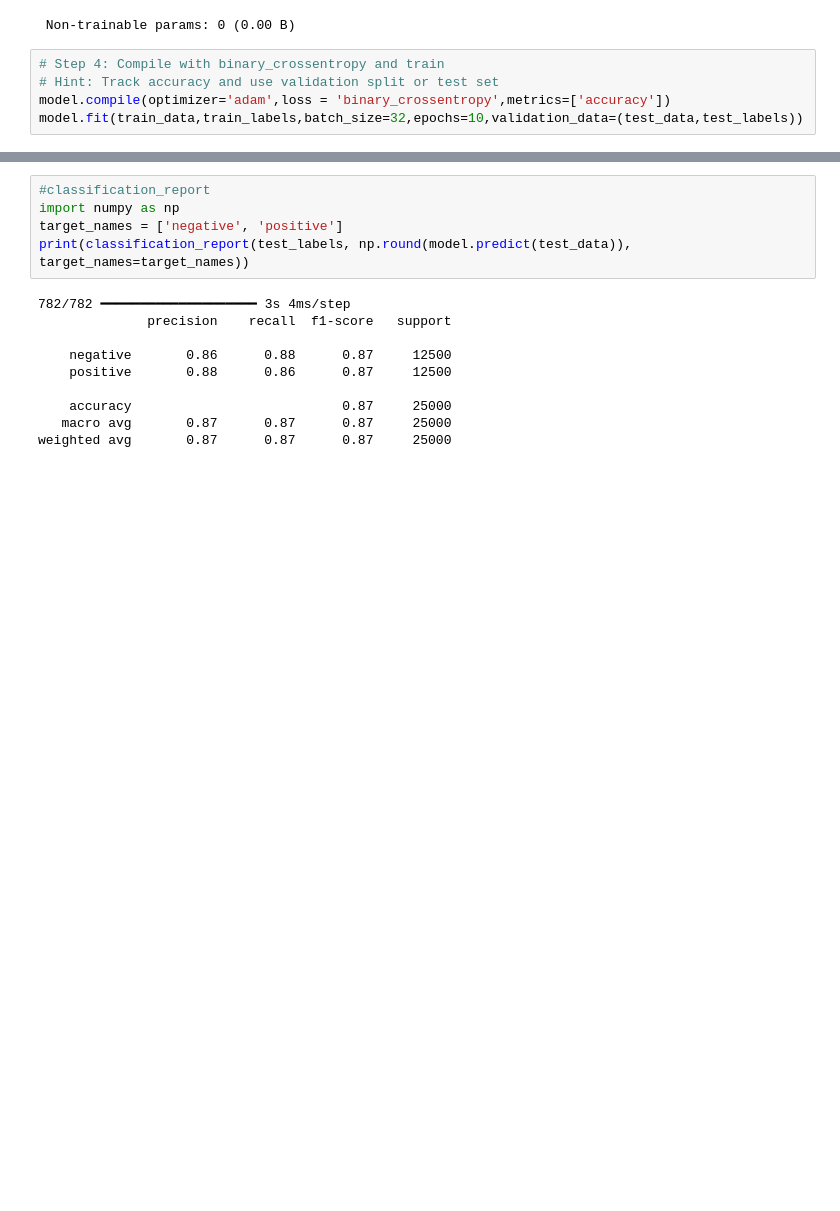
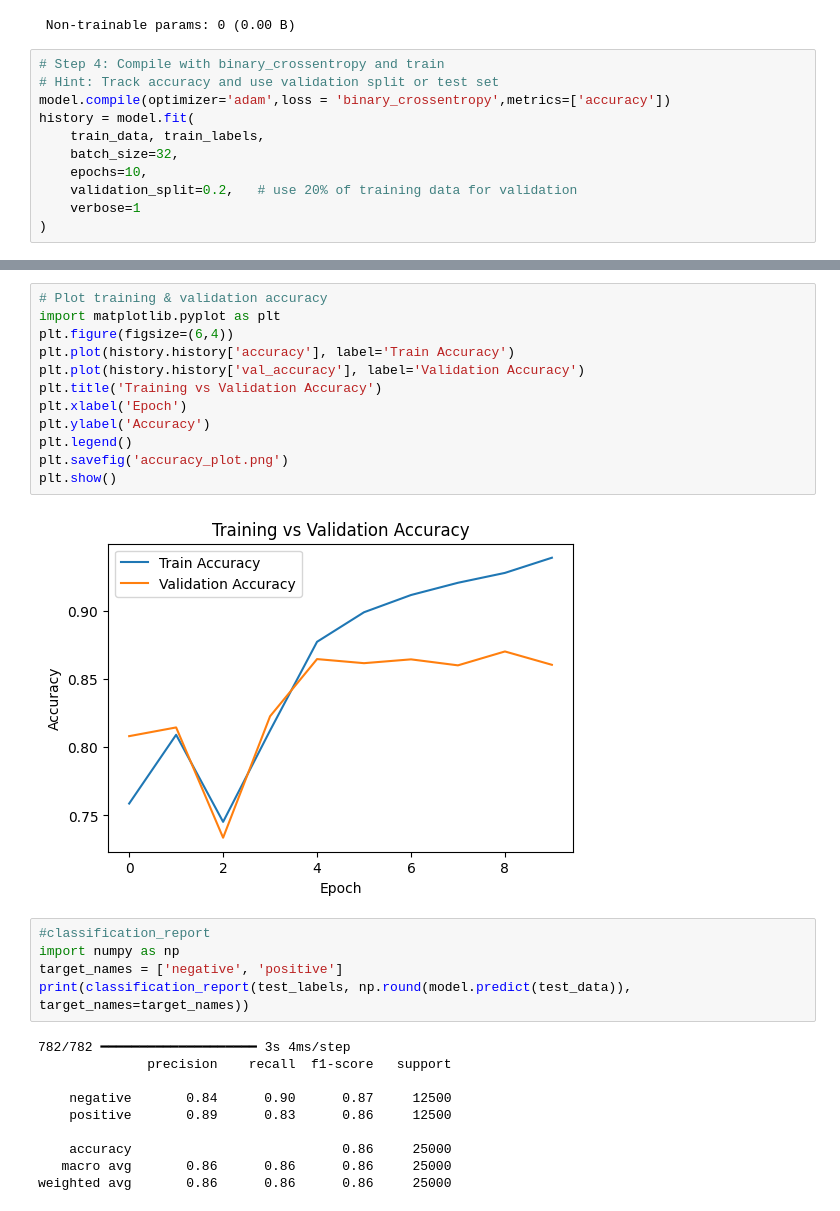
Before and after one commit to navdeepkhandelwal/02_Sentiment_Analysis_LSTM, a Jupyter notebook: Sentiment_Analysis_using_LSTM.ipynb, the cells around one changed output, grey strips where cells are left out. Drawn from its saved outputs; the diff is of its cells as text; blank space fills up the shorter version.

Commit message:
Updated notebook with .h5 model saving and new changes

```diff
--- a/Sentiment_Analysis_using_LSTM.ipynb
+++ b/Sentiment_Analysis_using_LSTM.ipynb
@@ -47,6 +68,12 @@ Model: "sequential"
 # Step 4: Compile with binary_crossentropy and train
 # Hint: Track accuracy and use validation split or test set
 model.compile(optimizer='adam',loss = 'binary_crossentropy',metrics=['accuracy'])
-model.fit(train_data,train_labels,batch_size=32,epochs=10,validation_data=(test_data,test_labels))
+history = model.fit(
+    train_data, train_labels,
+    batch_size=32,
+    epochs=10,
+    validation_split=0.2,   # use 20% of training data for validation
+    verbose=1
+)
 # %% [output]
 Epoch 1/10
@@ -81,3 +119,17 @@ Test accuracy: 86.84
+# %%
+# Plot training & validation accuracy
+import matplotlib.pyplot as plt
+plt.figure(figsize=(6,4))
+plt.plot(history.history['accuracy'], label='Train Accuracy')
+plt.plot(history.history['val_accuracy'], label='Validation Accuracy')
+plt.title('Training vs Validation Accuracy')
+plt.xlabel('Epoch')
+plt.ylabel('Accuracy')
+plt.legend()
+plt.savefig('accuracy_plot.png')
+plt.show()
+# %% [output]
+[figure, added]
 # %%
 #classification_report
 import numpy as np
@@ -87,9 +139,9 @@ print(classification_report(test_labels, np.round(model.predict(test_data)), tar
 782/782 ━━━━━━━━━━━━━━━━━━━━ 3s 4ms/step
               precision    recall  f1-score   support
 
-    negative       0.86      0.88      0.87     12500
-    positive       0.88      0.86      0.87     12500
+    negative       0.84      0.90      0.87     12500
+    positive       0.89      0.83      0.86     12500
 
-    accuracy                           0.87     25000
-   macro avg       0.87      0.87      0.87     25000
-weighted avg       0.87      0.87      0.87     25000
+    accuracy                           0.86     25000
+   macro avg       0.86      0.86      0.86     25000
+weighted avg       0.86      0.86      0.86     25000
```
Also changed, not shown: parts of 9 cells of this notebook.
